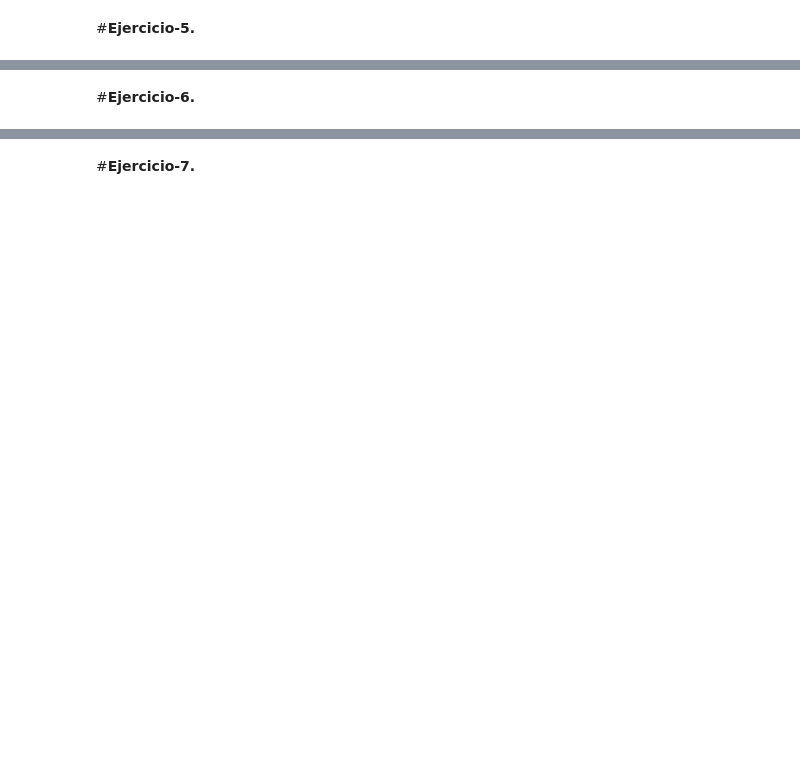
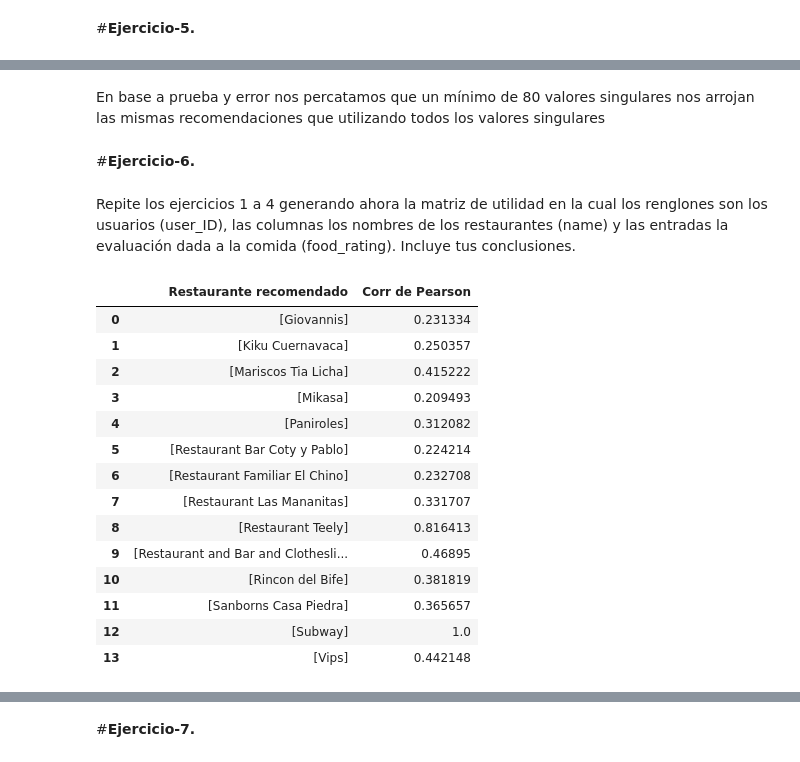
Before and after one commit to Pabloacostatec/iayaa-Equipo-25, a Jupyter notebook: MNA_IAyAA_semana_10_Actividad.ipynb, the cells around one changed output, grey strips where cells are left out. Cells and saved outputs as stored; diff of their text form; code cells hidden in the pictures; blank space fills up the shorter version.

```diff
--- a/MNA_IAyAA_semana_10_Actividad.ipynb
+++ b/MNA_IAyAA_semana_10_Actividad.ipynb
@@ -325,2 +536,4 @@ None
+# %% [markdown]
+En base a prueba y error nos percatamos que un mínimo de 80 valores singulares nos arrojan las mismas recomendaciones que utilizando todos los valores singulares
 # %% [markdown]
 #**Ejercicio-6.**
@@ -328,0 +540,54 @@ None
+# %% [markdown]
+Repite los ejercicios 1 a 4 generando ahora la matriz de utilidad en la cual los renglones son los
+usuarios (user_ID), las columnas los nombres de los restaurantes (name) y las entradas la
+evaluación dada a la comida (food_rating). Incluye tus conclusiones.
+# %%
+#Primero hacemos análisis con todos los valores y printeamos recomendación para Subway
+
+#Se aplica SVD para todos los componentes, ahora se utiliza food rating
+
+df_for_SVD = Ratingdf.drop(['placeID','rating','service_rating'], axis = 1)
+SVDresult, tMatrix, fitMatrix = Apply_SVD_all_components(df_for_SVD, 'food_rating', 'name')
+#print('Se tienen: ',len(np.unique(SVDresult)), ' valores singulares')
+#print('la matriz de valores singulares es: \n', SVDresult)
+
+corrMx = np.corrcoef(SVDresult, )
+
+me_gusta = "Subway"
+
+names = Printdf.columns
+names_list = list(names)
+id_megusta = names_list.index(me_gusta)
+
+corr_recomienda = corrMx[id_megusta]
+#print(corr_recomienda.shape)
+#print(corr_recomienda)
+
+corr_recomienda[id_megusta]
+
+RecomendationsMatrix = [[],[]]
+
+for x in range(0,len(names)):
+    if corr_recomienda[x] > .2:
+        RecomendationsMatrix[0].append([names_list[x]])
+        RecomendationsMatrix[1].append((corr_recomienda[x]))
+
+Recomendationsdf = pd.DataFrame(RecomendationsMatrix).T
+Recomendationsdf.columns = ['Restaurante recomendado', 'Corr de Pearson']
+Recomendationsdf
+# %% [output]
+|  | Restaurante recomendado | Corr de Pearson |
+| 0 | [Giovannis] | 0.231334 |
+| 1 | [Kiku Cuernavaca] | 0.250357 |
+| 2 | [Mariscos Tia Licha] | 0.415222 |
+| 3 | [Mikasa] | 0.209493 |
+| 4 | [Paniroles] | 0.312082 |
+| 5 | [Restaurant Bar Coty y Pablo] | 0.224214 |
+| 6 | [Restaurant Familiar El Chino] | 0.232708 |
+| 7 | [Restaurant Las Mananitas] | 0.331707 |
+| 8 | [Restaurant Teely] | 0.816413 |
+| 9 | [Restaurant and Bar and Clothesli... | 0.46895 |
+| 10 | [Rincon del Bife] | 0.381819 |
+| 11 | [Sanborns Casa Piedra] | 0.365657 |
+| 12 | [Subway] | 1.0 |
+| 13 | [Vips] | 0.442148 |
```
Also changed, not shown: parts of 22 cells of this notebook.
